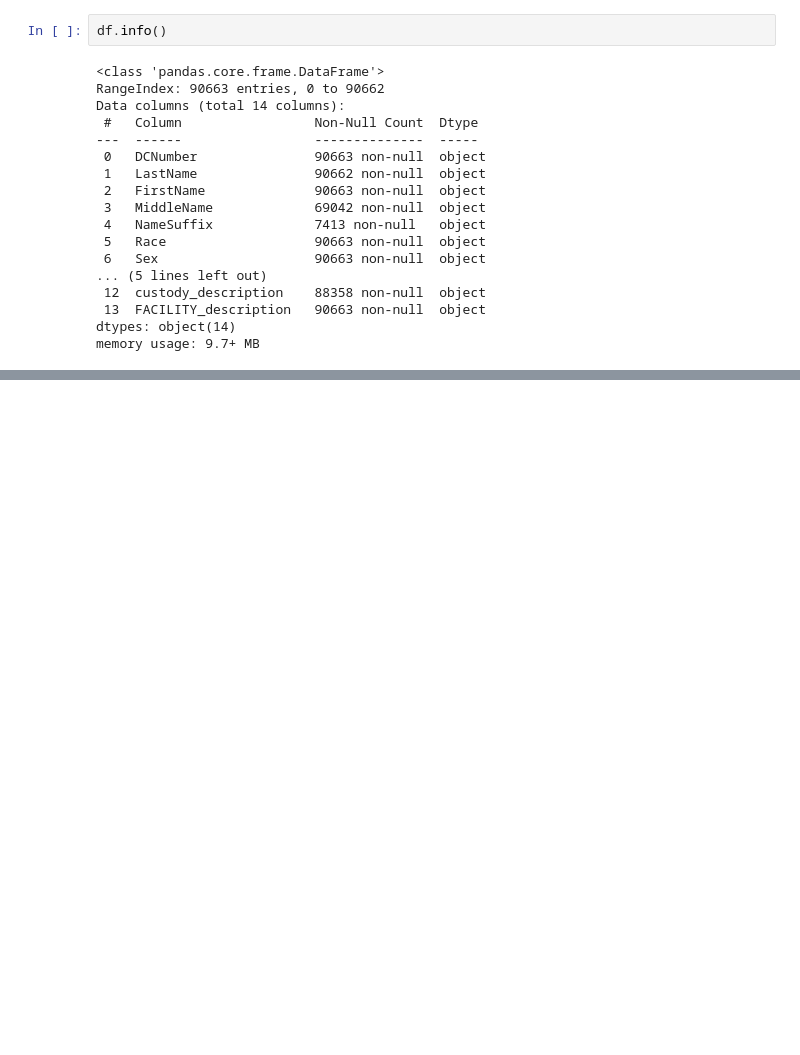
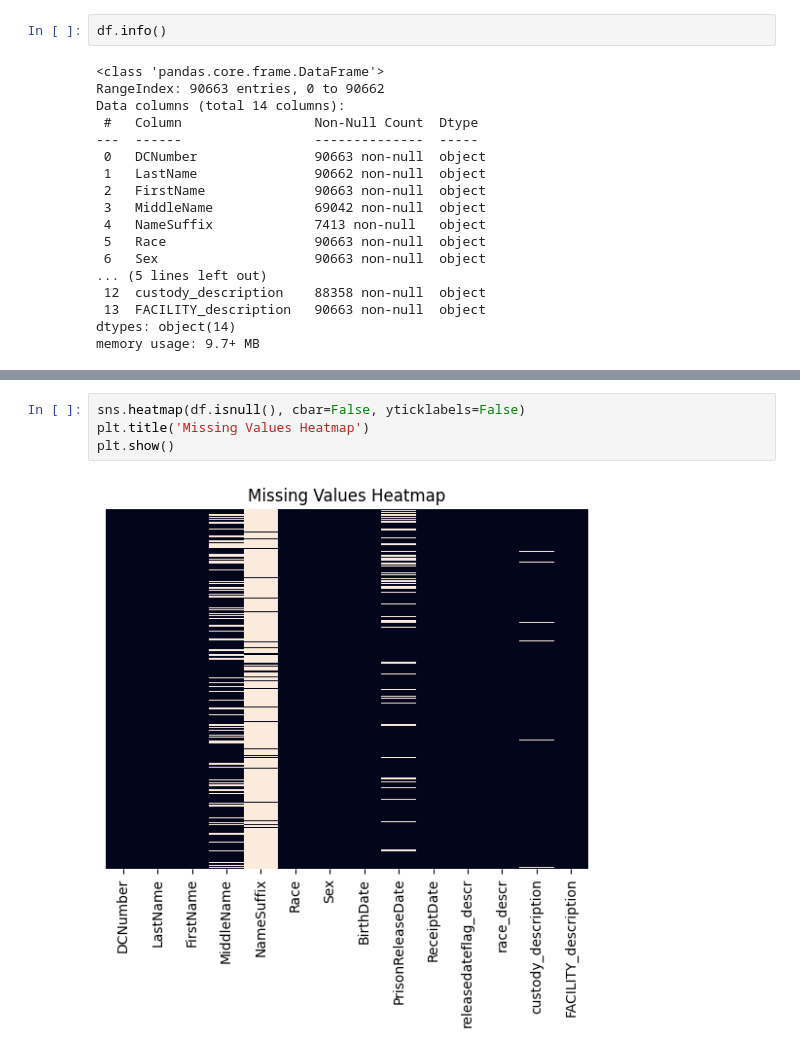
Before and after one commit to zkhechadoorian/florida_department_of_corrections_analytics, a Jupyter notebook: scripts/eda.ipynb, the cells around one changed output, grey strips where cells are left out. Drawn from its saved outputs; the diff is of its cells as text; blank space fills up the shorter version.

Commit message:
Add missing values heatmap and observations

```diff
--- a/scripts/eda.ipynb
+++ b/scripts/eda.ipynb
@@ -55,0 +85,6 @@ memory usage: 9.7+ MB
+# %%
+sns.heatmap(df.isnull(), cbar=False, yticklabels=False)
+plt.title('Missing Values Heatmap')
+plt.show()
+# %% [output]
+[figure, added]
```
Also changed, not shown: parts of 6 cells of this notebook.
